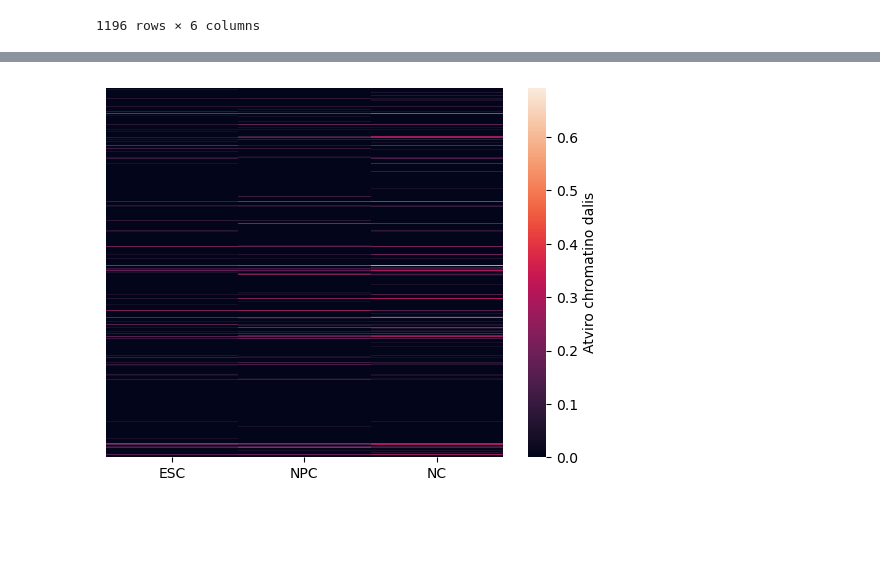
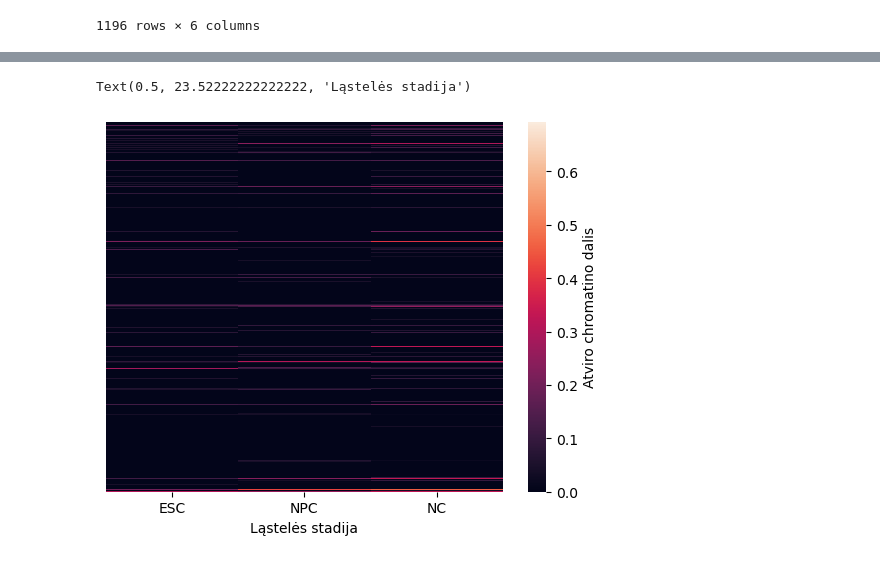
Before and after one commit to lu-kup/bio-baigiamasis, a Jupyter notebook: scripts/gene_analysis.ipynb, the cells around one changed output, grey strips where cells are left out. Cells and saved outputs as stored; diff of their text form; code cells hidden in the pictures; blank space fills up the shorter version.

```diff
--- a/scripts/gene_analysis.ipynb
+++ b/scripts/gene_analysis.ipynb
@@ -753,6 +757,8 @@ cbar.set_label('Atviro chromatino dalis')
 # %%
 ax = sns.heatmap(lowexp[['open_S0', 'open_S1', 'open_S2']], xticklabels=labels, yticklabels=[])
 cbar = ax.collections[0].colorbar  # Get the colorbar
 cbar.set_label('Atviro chromatino dalis')
+plt.xlabel('Ląstelės stadija')
 # %% [output]
+Text(0.5, 23.52222222222222, 'Ląstelės stadija')
-[figure, old version]
+[figure, new version]
```
Also changed, not shown: parts of 3 cells of this notebook.
